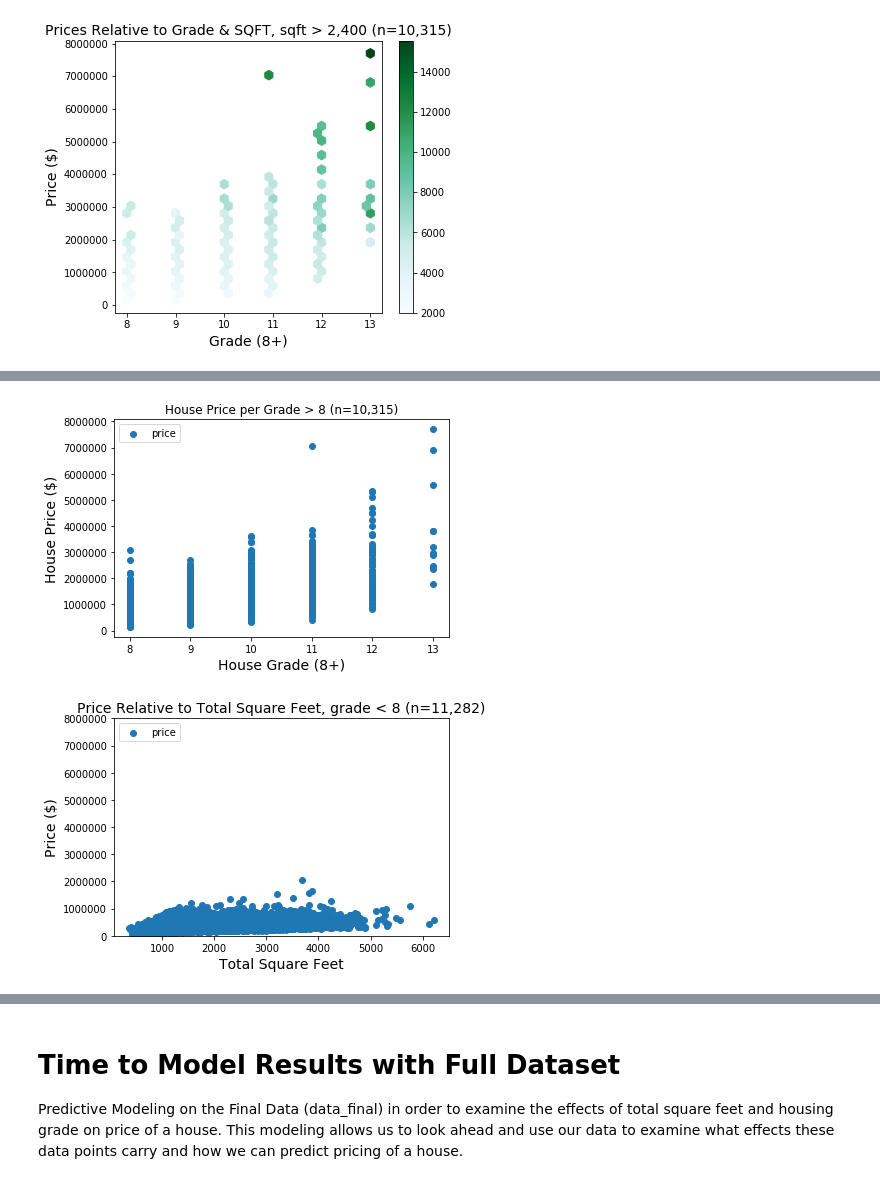
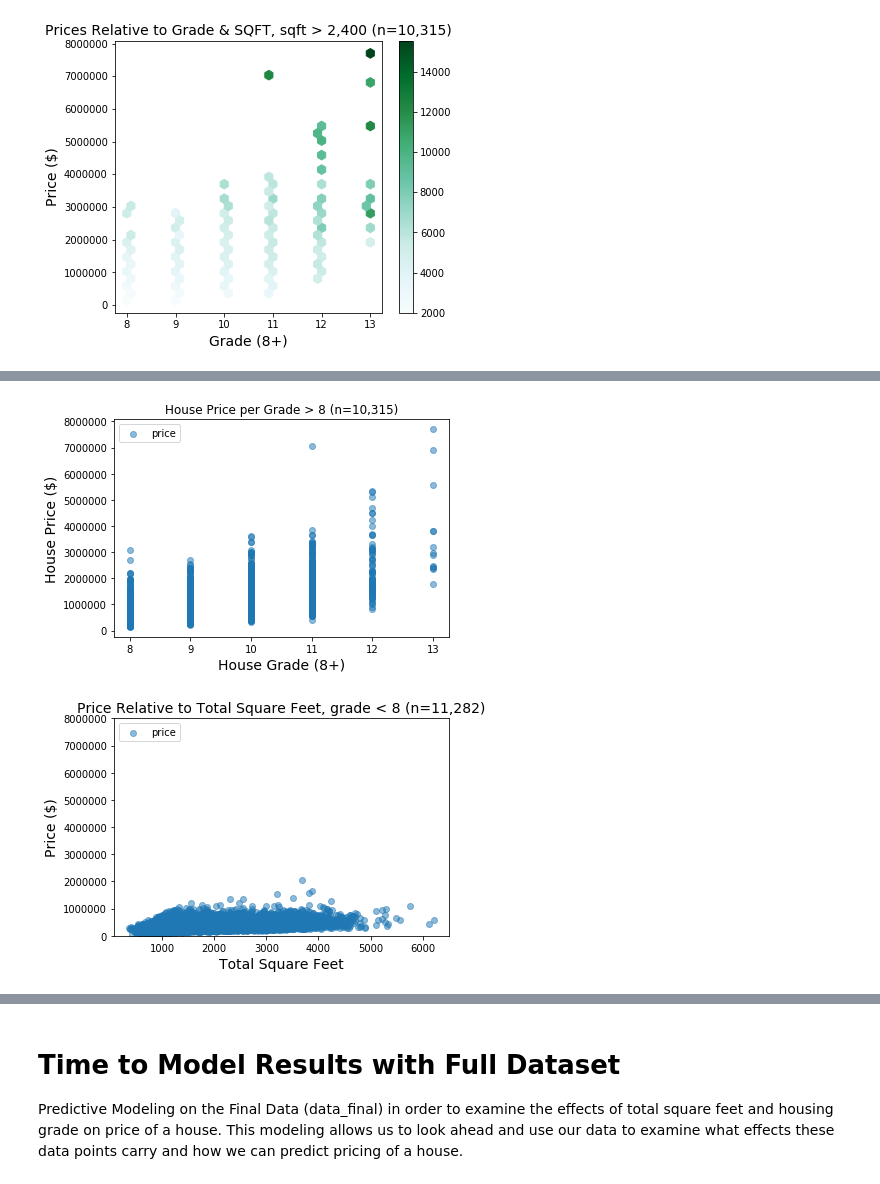
Before and after one commit to steeznation16/dsc-1-final-project-online-ds-ft-100118, a Jupyter notebook: student.ipynb, the cells around one changed output, grey strips where cells are left out. Cells and saved outputs as stored; diff of their text form; code cells hidden in the pictures.

```diff
--- a/student.ipynb
+++ b/student.ipynb
@@ -423,27 +470,27 @@ plt.legend(loc=2);
 # Graph the distribution of grade>8 relative to price to see relationship
 x = eight_plus.grade
 y = eight_plus.price
-plt.scatter(x, y)
+plt.scatter(x, y, alpha=0.5)
 plt.title('House Price per Grade > 8 (n=10,315)')
 plt.xlabel('House Grade (8+)', fontsize=14)
 plt.ylabel('House Price ($)', fontsize=14)
 plt.legend(loc=2)
 plt.show();
 # %% [output]
-[figure, old version]
+[figure, new version]
 # %%
 # Graph the distribution of square feet relative to price to see relationship
 # Set y scale equal to that of grade >8 to show relative difference in price of houses
 x = eight_minus.sqft_total
 y = eight_minus.price
-plt.scatter(x, y)
+plt.scatter(x, y, alpha=0.5)
 plt.xlabel('Total Square Feet', fontsize=14)
 plt.ylabel('Price ($)', fontsize=14)
 plt.title('Price Relative to Total Square Feet, grade < 8 (n=11,282)', fontsize=14)
 plt.ylim(0, 8000000)
 plt.legend(loc=2);
 # %% [output]
-[figure, old version]
+[figure, new version]
 # %%
 # Graph the distribution of grade<8 relative to price to see relationship
 # Set y scale equal to that of grade >8 to show relative difference in price of houses
```
Also changed, not shown: parts of 24 cells of this notebook, 1 other file.
